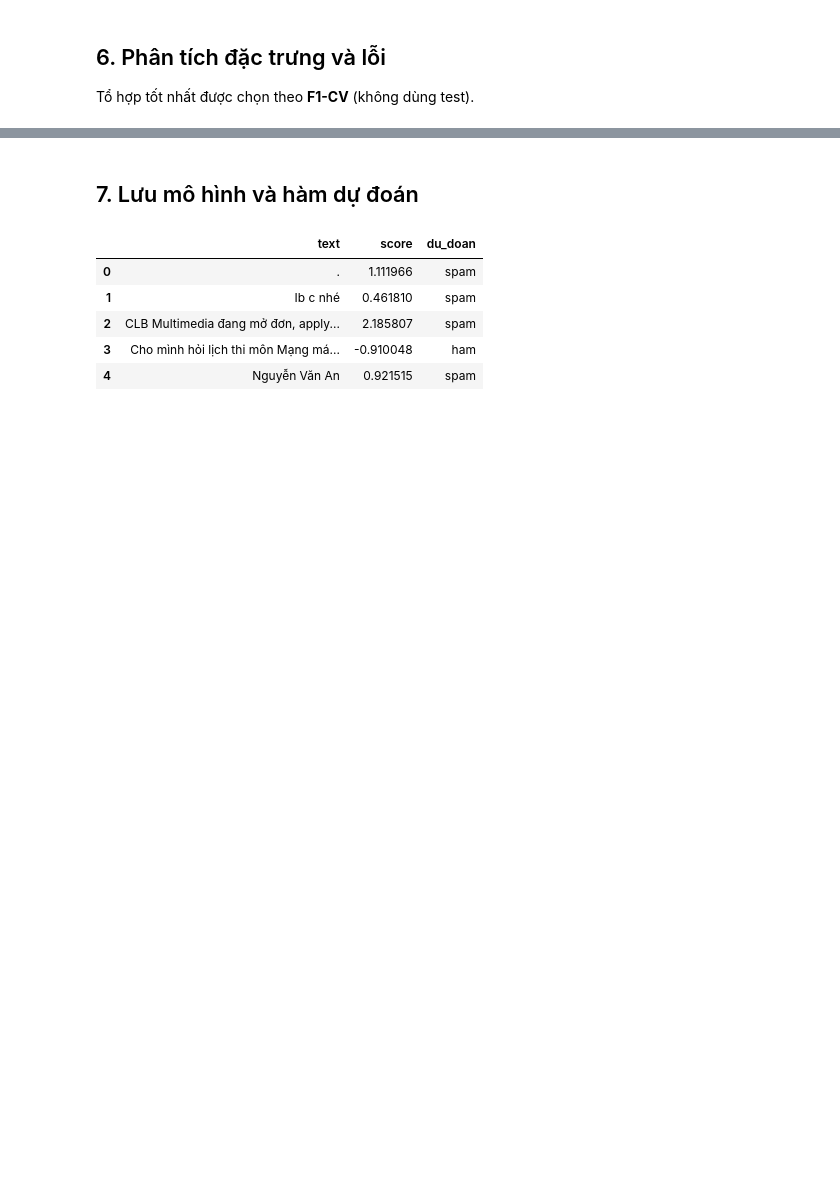
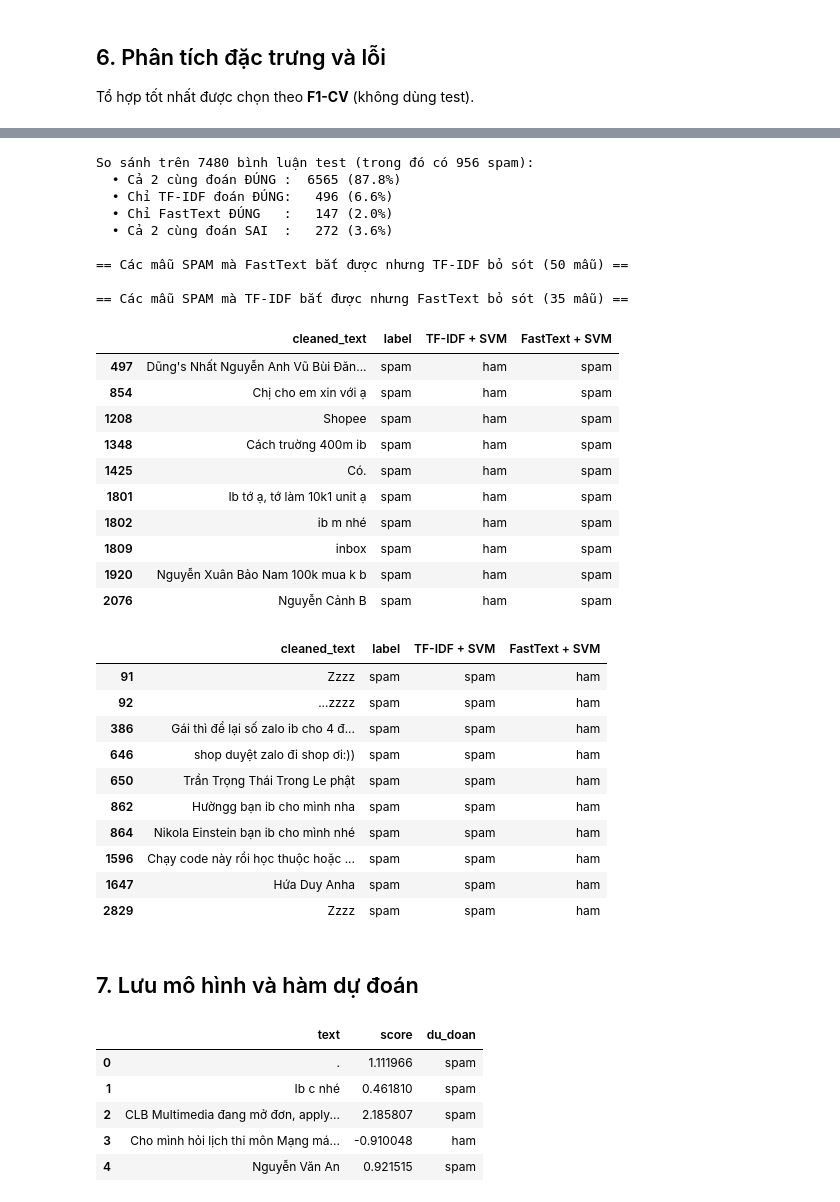
Before and after one commit to P-Bao/ptit-facebook-spam-ham, a Jupyter notebook: spam-ham-comments.ipynb, the cells around one changed output, grey strips where cells are left out. Cells and saved outputs as stored; diff of their text form; code cells hidden in the pictures; blank space fills up the shorter version.

Commit message:
update using Word Embedding

```diff
--- a/spam-ham-comments.ipynb
+++ b/spam-ham-comments.ipynb
@@ -657,0 +768,20 @@ Top đặc trưng nghiêng về HAM : ['user_name :', 'à', 'thôi', 'là', 'c
+# %%
+ft_svm = next(r for r in sel if r["Đặc trưng"] == "FastText" and r["Thuật toán"] == "SVM")
+wv = ft_svm["_model"].named_steps["vec"].wv_
+
+probe_words = ["ib", "urltoken", "phonetoken", "zalo", "lịch_thi", "học_phí", "tín_chỉ"]
+sim_rows = []
+for w in probe_words:
+    if w in wv:
+        top_sim = ", ".join(f"{k} ({s:.2f})" for k, s in wv.most_similar(w, topn=6))
+        sim_rows.append({"Từ gốc": w, "Trong từ điển": "Có", "Top 6 từ có vector gần nhất (cosine)": top_sim})
+display(pd.DataFrame(sim_rows))
+
+oov_probes = ["inboxxx", "inb0x", "z.a.l.o", "urltokennn", "lịch_thiii", "học_phíii"]
+oov_rows = []
+for w in oov_probes:
+    in_vocab = "Có" if w in wv.key_to_index else "Không (OOV)"
+    top_sim = ", ".join(f"{k} ({s:.2f})" for k, s in wv.most_similar(wv[w], topn=5))
+    oov_rows.append({"Biến thể / Teencode": w, "Trong từ điển train": in_vocab, "Top 5 từ chuẩn gần nhất nhờ Subword": top_sim})
+print("\nKiểm tra khả năng sinh vector cho biến thể viết sai / kéo dài ký tự (Subword OOV):")
+display(pd.DataFrame(oov_rows))
@@ -658,3 +809,62 @@ Top đặc trưng nghiêng về HAM : ['user_name :', 'à', 'thôi', 'là', 'c
+# %%
+p_tfidf = tfidf_svm["_pred"]
+p_ft = ft_svm["_pred"]
+
+both_ok = ((p_tfidf == y_test) & (p_ft == y_test)).sum()
+only_tfidf_ok = ((p_tfidf == y_test) & (p_ft != y_test)).sum()
+only_ft_ok = ((p_tfidf != y_test) & (p_ft == y_test)).sum()
+both_wrong = ((p_tfidf != y_test) & (p_ft != y_test)).sum()
+
+print(f"So sánh trên {len(y_test)} bình luận test (trong đó có {int(y_test.sum())} spam):")
+print(f"  • Cả 2 cùng đoán ĐÚNG : {both_ok:5d} ({both_ok/len(y_test):.1%})")
+print(f"  • Chỉ TF-IDF đoán ĐÚNG: {only_tfidf_ok:5d} ({only_tfidf_ok/len(y_test):.1%})")
+print(f"  • Chỉ FastText ĐÚNG   : {only_ft_ok:5d} ({only_ft_ok/len(y_test):.1%})")
+print(f"  • Cả 2 cùng đoán SAI  : {both_wrong:5d} ({both_wrong/len(y_test):.1%})")
+
+cmp_df = raw.iloc[test_idx][["cleaned_text", "label"]].reset_index(drop=True)
+cmp_df["TF-IDF + SVM"] = np.where(p_tfidf == 1, "spam", "ham")
+cmp_df["FastText + SVM"] = np.where(p_ft == 1, "spam", "ham")
+
+ft_catch_spam = cmp_df[(cmp_df.label == "spam") & (cmp_df["TF-IDF + SVM"] == "ham") & (cmp_df["FastText + SVM"] == "spam")]
+tfidf_catch_spam = cmp_df[(cmp_df.label == "spam") & (cmp_df["TF-IDF + SVM"] == "spam") & (cmp_df["FastText + SVM"] == "ham")]
+
+print(f"\n== Các mẫu SPAM mà FastText bắt được nhưng TF-IDF bỏ sót ({len(ft_catch_spam)} mẫu) ==")
+display(ft_catch_spam.head(10))
+
+print(f"\n== Các mẫu SPAM mà TF-IDF bắt được nhưng FastText bỏ sót ({len(tfidf_catch_spam)} mẫu) ==")
+display(tfidf_catch_spam.head(10))
+# %% [output]
+So sánh trên 7480 bình luận test (trong đó có 956 spam):
+  • Cả 2 cùng đoán ĐÚNG :  6565 (87.8%)
+  • Chỉ TF-IDF đoán ĐÚNG:   496 (6.6%)
+  • Chỉ FastText ĐÚNG   :   147 (2.0%)
+  • Cả 2 cùng đoán SAI  :   272 (3.6%)
+
+== Các mẫu SPAM mà FastText bắt được nhưng TF-IDF bỏ sót (50 mẫu) ==
+
+== Các mẫu SPAM mà TF-IDF bắt được nhưng FastText bỏ sót (35 mẫu) ==
+|  | cleaned_text | label | TF-IDF + SVM | FastText + SVM |
+| 497 | Dũng's Nhất Nguyễn Anh Vũ Bùi Đăn... | spam | ham | spam |
+| 854 | Chị cho em xin với ạ | spam | ham | spam |
+| 1208 | Shopee | spam | ham | spam |
+| 1348 | Cách truờng 400m ib | spam | ham | spam |
+| 1425 | Có. | spam | ham | spam |
+| 1801 | Ib tớ ạ, tớ làm 10k1 unit ạ | spam | ham | spam |
+| 1802 | ib m nhé | spam | ham | spam |
+| 1809 | inbox | spam | ham | spam |
+| 1920 | Nguyễn Xuân Bảo Nam 100k mua k b | spam | ham | spam |
+| 2076 | Nguyễn Cảnh B | spam | ham | spam |
+|  | cleaned_text | label | TF-IDF + SVM | FastText + SVM |
+| 91 | Zzzz | spam | spam | ham |
+| 92 | ...zzzz | spam | spam | ham |
+| 386 | Gái thì để lại số zalo ib cho 4 đ... | spam | spam | ham |
+| 646 | shop duyệt zalo đi shop ơi:)) | spam | spam | ham |
+| 650 | Trần Trọng Thái Trong Le phật | spam | spam | ham |
+| 862 | Hườngg bạn ib cho mình nha | spam | spam | ham |
+| 864 | Nikola Einstein bạn ib cho mình nhé | spam | spam | ham |
+| 1596 | Chạy code này rồi học thuộc hoặc ... | spam | spam | ham |
+| 1647 | Hứa Duy Anha | spam | spam | ham |
+| 2829 | Zzzz | spam | spam | ham |
 # %% [markdown]
 ## 7. Lưu mô hình và hàm dự đoán
 # %%
```
Also changed, not shown: parts of 23 cells of this notebook, 3 other files.
